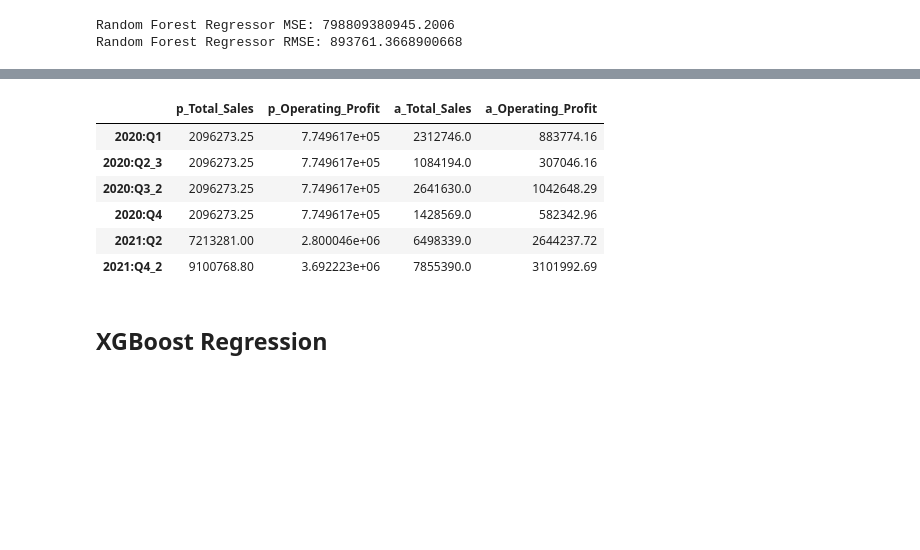
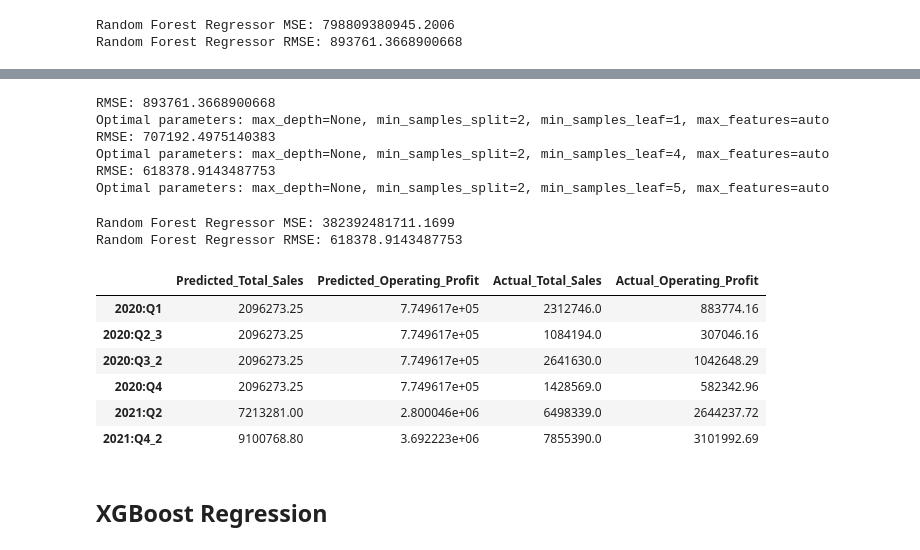
Before and after one commit to MitchellGleason/Final-Project, a Jupyter notebook: Machine_Leanring_Notebooks/multi_linear_reg_ML.ipynb, the cells around one changed output, grey strips where cells are left out. Saved outputs shown, nothing was run; the diff lists cells and outputs as text; code cells hidden in the pictures; blank space fills up the shorter version.

```diff
--- a/Machine_Leanring_Notebooks/multi_linear_reg_ML.ipynb
+++ b/Machine_Leanring_Notebooks/multi_linear_reg_ML.ipynb
@@ -615,10 +777,13 @@ px.line(dtr_predictions_df, x=dtr_predictions_df.index, y=['p_Total_Sales', 'a_T
 # %%
+#Define the scoring function to be used in GridSearchCV
+mse = make_scorer(mean_squared_error, greater_is_better=False)
+
 #Find optimal parameters using GridSearchCV
 dtr_grid = {'max_depth': [None, 5, 10, 15, 20],
             'min_samples_split': [2, 4, 6, 8, 10],
             'min_samples_leaf': [1, 2, 3, 4, 5],
             'max_features': ['auto', 'sqrt', 'log2']}
 
-dtr_CV = GridSearchCV(estimator=DecisionTreeRegressor(), param_grid=dtr_grid, cv=5, n_jobs=4)
+dtr_CV = GridSearchCV(estimator=DecisionTreeRegressor(), param_grid=dtr_grid, scoring=mse, n_jobs=4)
 dtr_CV.fit(X_train, y_train)
 # %% [output]
@@ -636,4 +802,10 @@ dtr_CV.best_params_
  'min_samples_split': 4}
 # %%
 #Use the optimal parameters to create a new model
-opt_dtr_model = DecisionTreeRegressor(max_depth=5, max_features='auto', min_samples_leaf=4, min_samples_split=10, random_state=0)
+opt_dtr_model = DecisionTreeRegressor(max_depth=20, max_features='sqrt', min_samples_leaf=4, min_samples_split=4, random_state=0)
+
+#Fit model to training data
+opt_dtr_model.fit(X_train, y_train)
+
+#Make predictions using the testing data
+opt_dtr_predictions = opt_dtr_model.predict(X_test)
@@ -656,11 +822,56 @@ Random Forest Regressor RMSE: 618378.9143487753
+# %%
+#For loop to find the optimal parameters
+opt_dtr_rmse_loop = 1473184
+
+for d in dtr_grid['max_depth']:
+    for ms in dtr_grid['min_samples_split']:
+        for ml in dtr_grid['min_samples_leaf']:
+            for mf in dtr_grid['max_features']:
+                opt_dtr_model_loop = DecisionTreeRegressor(max_depth=d, max_features=mf, min_samples_leaf=ml, min_samples_split=ms, random_state=0)
+                opt_dtr_model_loop.fit(X_train, y_train)
+                opt_dtr_predictions_loop = opt_dtr_model_loop.predict(X_test)
+                opt_dtr_mse_loop = mean_squared_error(y_test, opt_dtr_predictions_loop)
+                opt_dtr_rmse_in_loop = opt_dtr_mse_loop**.5
+
+                #If the RMSE is lower than the previous RMSE, then update
+                if opt_dtr_rmse_in_loop < opt_dtr_rmse_loop:
+                    opt_dtr_rmse_loop = opt_dtr_rmse_in_loop
+                    print(f'RMSE: {opt_dtr_rmse_loop}')
+                    print(f'Optimal parameters: max_depth={d}, min_samples_split={ms}, min_samples_leaf={ml}, max_features={mf}')
+# %% [output]
+RMSE: 893761.3668900668
+Optimal parameters: max_depth=None, min_samples_split=2, min_samples_leaf=1, max_features=auto
+RMSE: 707192.4975140383
+Optimal parameters: max_depth=None, min_samples_split=2, min_samples_leaf=4, max_features=auto
+RMSE: 618378.9143487753
+Optimal parameters: max_depth=None, min_samples_split=2, min_samples_leaf=5, max_features=auto
+# %%
+#Use the optimal parameters to create a new model
+opt_dtr_model = DecisionTreeRegressor(max_depth=None, max_features='auto', min_samples_leaf=5, min_samples_split=2, random_state=0)
+
+#Fit model to training data
+opt_dtr_model.fit(X_train, y_train)
+
+#Make predictions using the testing data
+opt_dtr_predictions = opt_dtr_model.predict(X_test)
+# %%
+#Accuracy of the model
+opt_dtr_mse = mean_squared_error(y_test, opt_dtr_predictions)
+opt_dtr_rmse = opt_dtr_mse**.5
+
+print(f'Random Forest Regressor MSE: {opt_dtr_mse}')
+print(f'Random Forest Regressor RMSE: {opt_dtr_rmse}')
+# %% [output]
+Random Forest Regressor MSE: 382392481711.1699
+Random Forest Regressor RMSE: 618378.9143487753
 # %%
 #Create a dataframe of the predictions
-opt_dtr_predictions_df = pd.DataFrame(opt_dtr_predictions, columns=['p_Total_Sales', 'p_Operating_Profit'], index=y_test.index)
-opt_dtr_predictions_df['a_Total_Sales'], opt_dtr_predictions_df['a_Operating_Profit'] = y_test['Total Sales'], y_test['Operating Profit']
+opt_dtr_predictions_df = pd.DataFrame(opt_dtr_predictions, columns=['Predicted_Total_Sales', 'Predicted_Operating_Profit'], index=y_test.index)
+opt_dtr_predictions_df['Actual_Total_Sales'], opt_dtr_predictions_df['Actual_Operating_Profit'] = y_test['Total_sales'], y_test['Operating_profit']
 opt_dtr_predictions_df = opt_dtr_predictions_df.sort_index()
 opt_dtr_predictions_df
 # %% [output]
-|  | p_Total_Sales | p_Operating_Profit | a_Total_Sales | a_Operating_Profit |
+|  | Predicted_Total_Sales | Predicted_Operating_Profit | Actual_Total_Sales | Actual_Operating_Profit |
 | 2020:Q1 | 2096273.25 | 7.749617e+05 | 2312746.0 | 883774.16 |
 | 2020:Q2_3 | 2096273.25 | 7.749617e+05 | 1084194.0 | 307046.16 |
 | 2020:Q3_2 | 2096273.25 | 7.749617e+05 | 2641630.0 | 1042648.29 |
```
Also changed, not shown: parts of 76 cells of this notebook.
